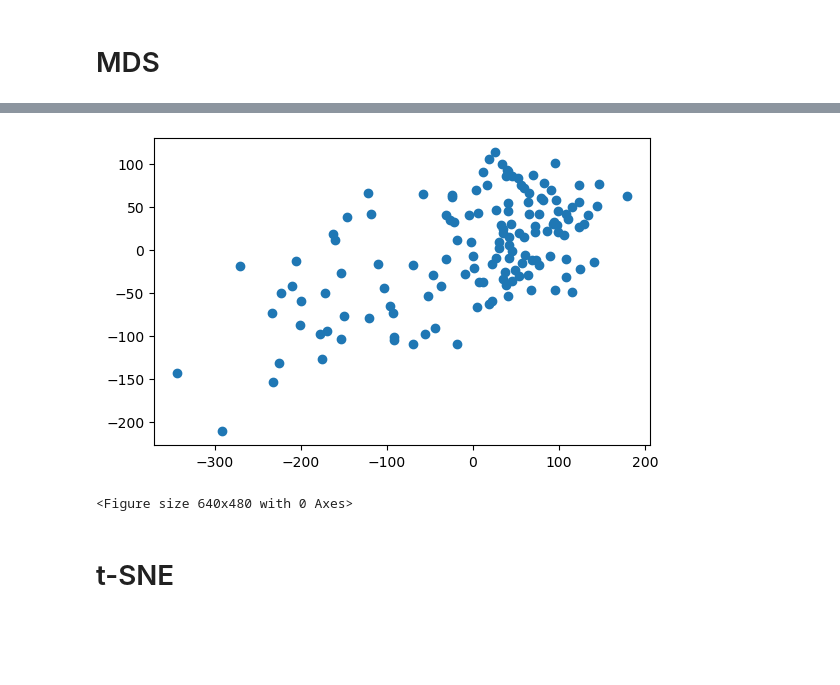
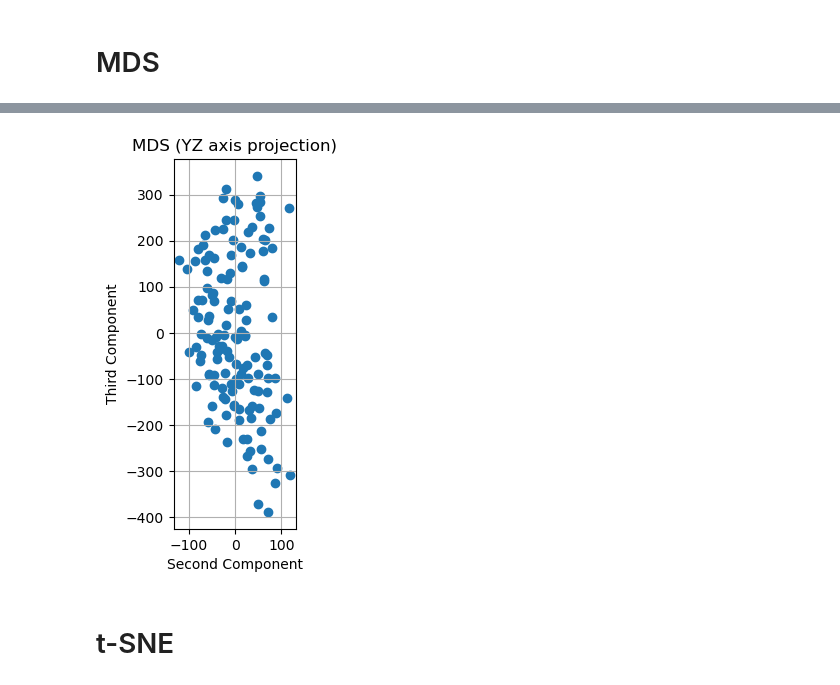
Before and after one commit to reebme/financial-attitudes-clustering, a Jupyter notebook: Notebooks/02_EDA.ipynb, the cells around one changed output, grey strips where cells are left out. Drawn from its saved outputs; the diff is of its cells as text; code cells hidden in the pictures; blank space fills up the shorter version.

```diff
--- a/Notebooks/02_EDA.ipynb
+++ b/Notebooks/02_EDA.ipynb
@@ -179,11 +176,13 @@ plt.savefig("../Results/MDS.png")
 # %%
 plt.scatter(X_MDS[:,1], X_MDS[:,2])
 plt.gca().set_aspect('equal')
-plt.show()
-plt.savefig("../Results/MDS.png")
+plt.grid(True)
+plt.xlabel("Second Component")
+plt.ylabel("Third Component")
+plt.title("MDS (YZ axis projection)")
+plt.savefig("../Results/MDS2D_YZ.png")
 # %% [output]
-[figure, old version]
+[figure, new version]
-<Figure size 640x480 with 0 Axes>
 # %% [markdown]
 # t-SNE
 # %% [markdown]
```
Also changed, not shown: parts of 8 cells of this notebook.
